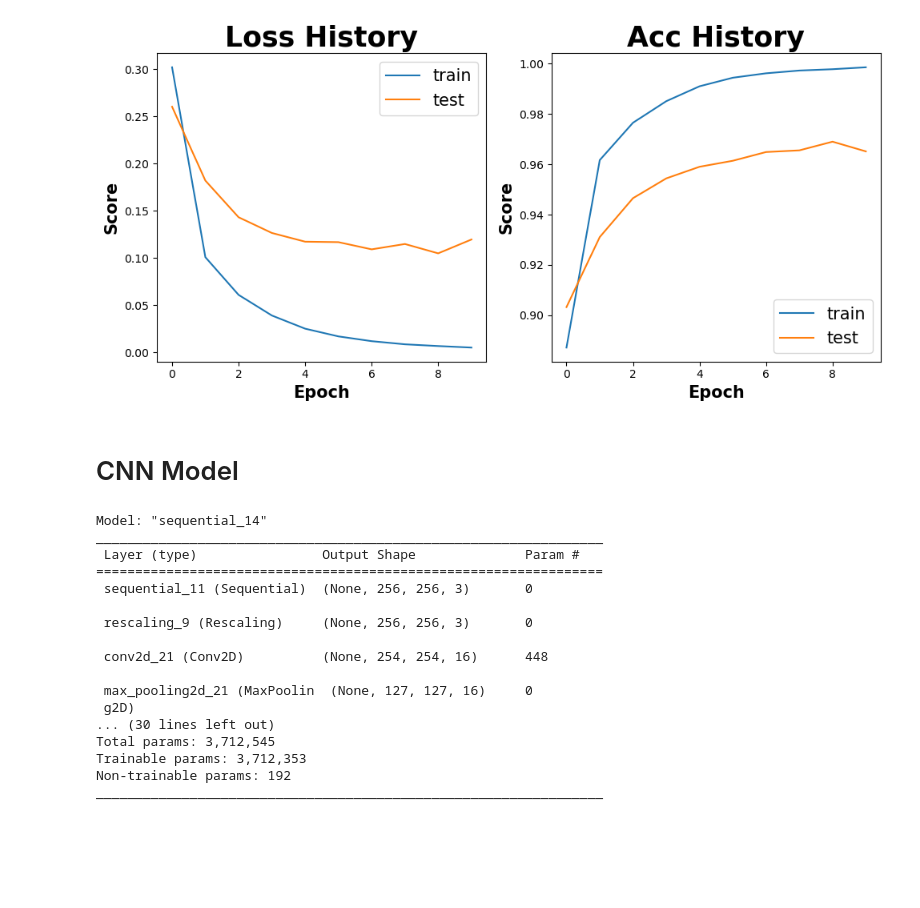
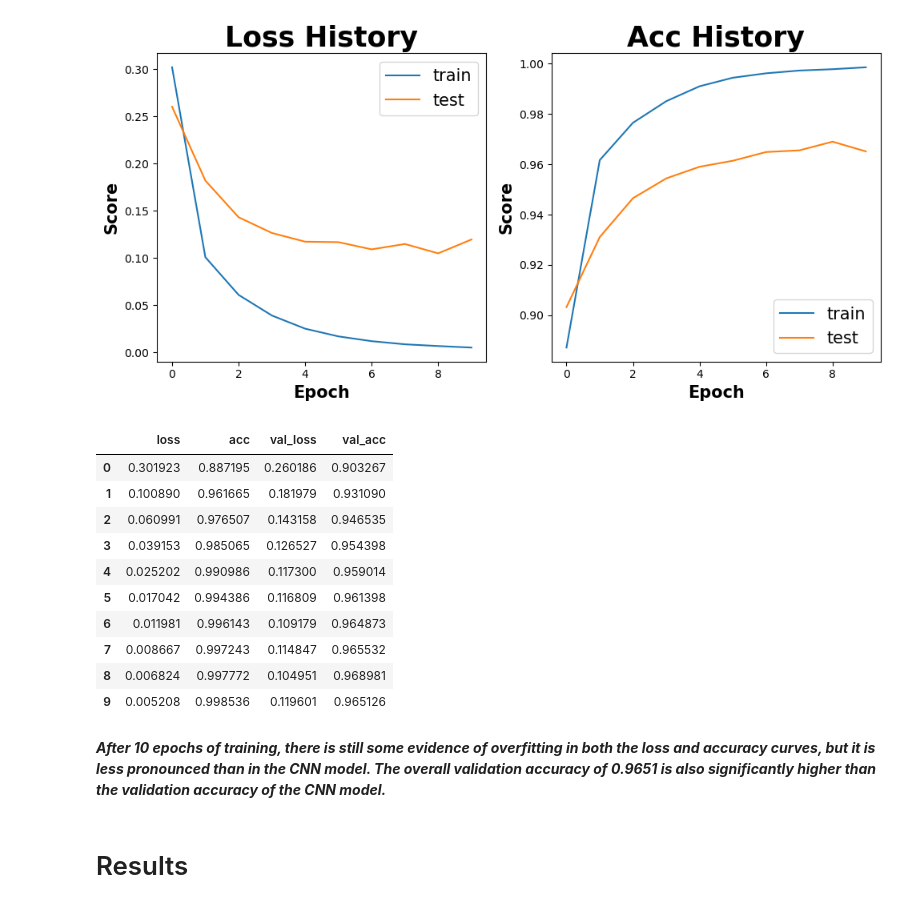
Before and after one commit to annabchox/deepfake-detector, a Jupyter notebook: Code/Main/Training/Reid_NN.ipynb, the cells around one changed output. Cells and saved outputs as stored; diff of their text form; code cells hidden in the pictures; blank space fills up the shorter version.

```diff
--- a/Code/Main/Training/Reid_NN.ipynb
+++ b/Code/Main/Training/Reid_NN.ipynb
@@ -137,4 +264,2 @@ hf.graph_me(history, ['acc'])
 # %% [output]
 [figure]
-# %% [markdown]
-# CNN Model
@@ -169,20 +265,0 @@ cnn_model.add(Dense(1, activation='sigmoid'))
-# %%
-cnn_model.summary()
-# %% [output]
-Model: "sequential_14"
-_________________________________________________________________
- Layer (type)                Output Shape              Param #
-=================================================================
- sequential_11 (Sequential)  (None, 256, 256, 3)       0
-
- rescaling_9 (Rescaling)     (None, 256, 256, 3)       0
-
- conv2d_21 (Conv2D)          (None, 254, 254, 16)      448
-
- max_pooling2d_21 (MaxPoolin  (None, 127, 127, 16)     0
- g2D)
-... (30 lines left out)
-Total params: 3,712,545
-Trainable params: 3,712,353
-Non-trainable params: 192
-_________________________________________________________________
@@ -195,0 +266,18 @@ cnn_model.fit(train_ds, validation_data=val_ds, epochs=10)
+# %%
+pd.DataFrame(history.history)
+# %% [output]
+|  | loss | acc | val_loss | val_acc |
+| 0 | 0.301923 | 0.887195 | 0.260186 | 0.903267 |
+| 1 | 0.100890 | 0.961665 | 0.181979 | 0.931090 |
+| 2 | 0.060991 | 0.976507 | 0.143158 | 0.946535 |
+| 3 | 0.039153 | 0.985065 | 0.126527 | 0.954398 |
+| 4 | 0.025202 | 0.990986 | 0.117300 | 0.959014 |
+| 5 | 0.017042 | 0.994386 | 0.116809 | 0.961398 |
+| 6 | 0.011981 | 0.996143 | 0.109179 | 0.964873 |
+| 7 | 0.008667 | 0.997243 | 0.114847 | 0.965532 |
+| 8 | 0.006824 | 0.997772 | 0.104951 | 0.968981 |
+| 9 | 0.005208 | 0.998536 | 0.119601 | 0.965126 |
+# %% [markdown]
+***After 10 epochs of training, there is still some evidence of overfitting in both the loss and accuracy curves, but it is less pronounced than in the CNN model. The overall validation accuracy of 0.9651 is also significantly higher than the validation accuracy of the CNN model.***
+# %% [markdown]
+# Results
```
Also changed, not shown: parts of 31 cells of this notebook.
